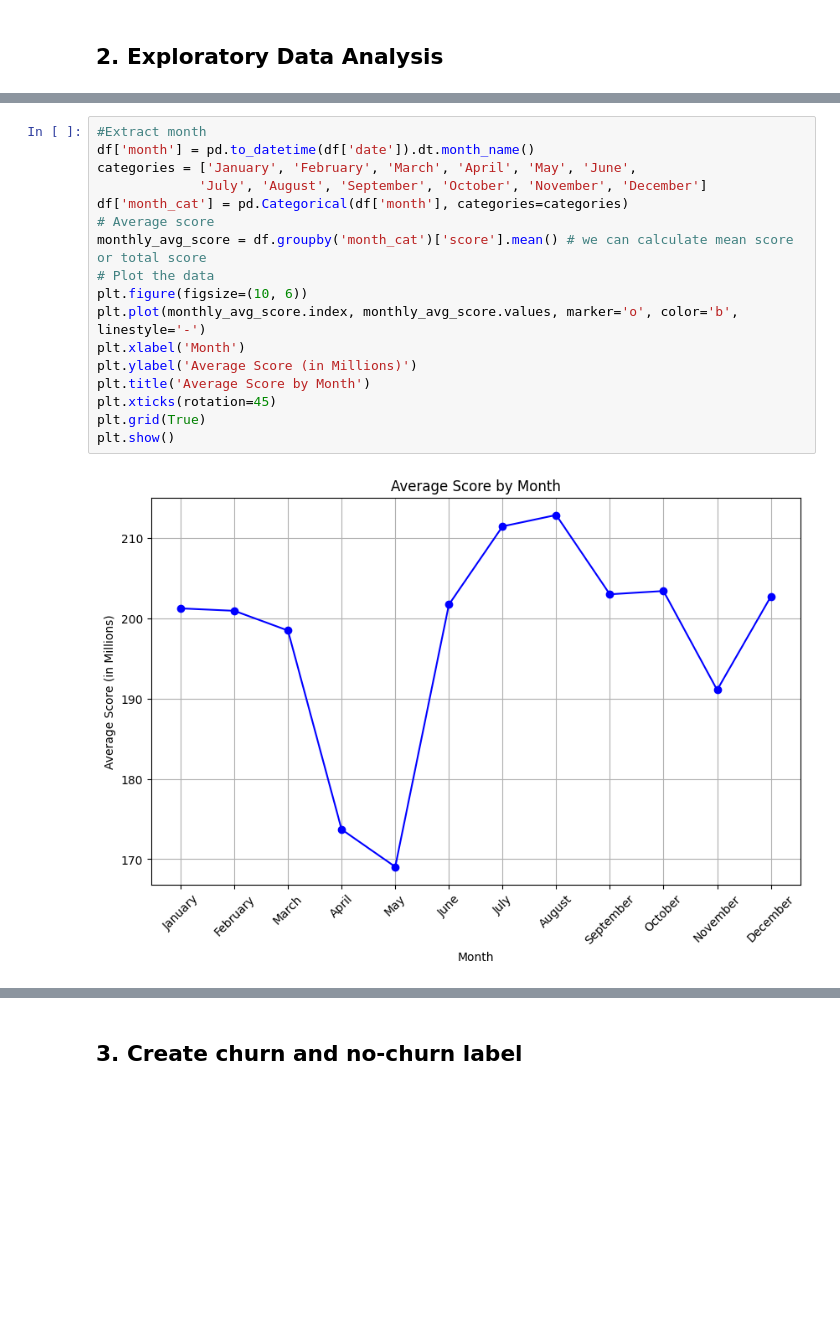
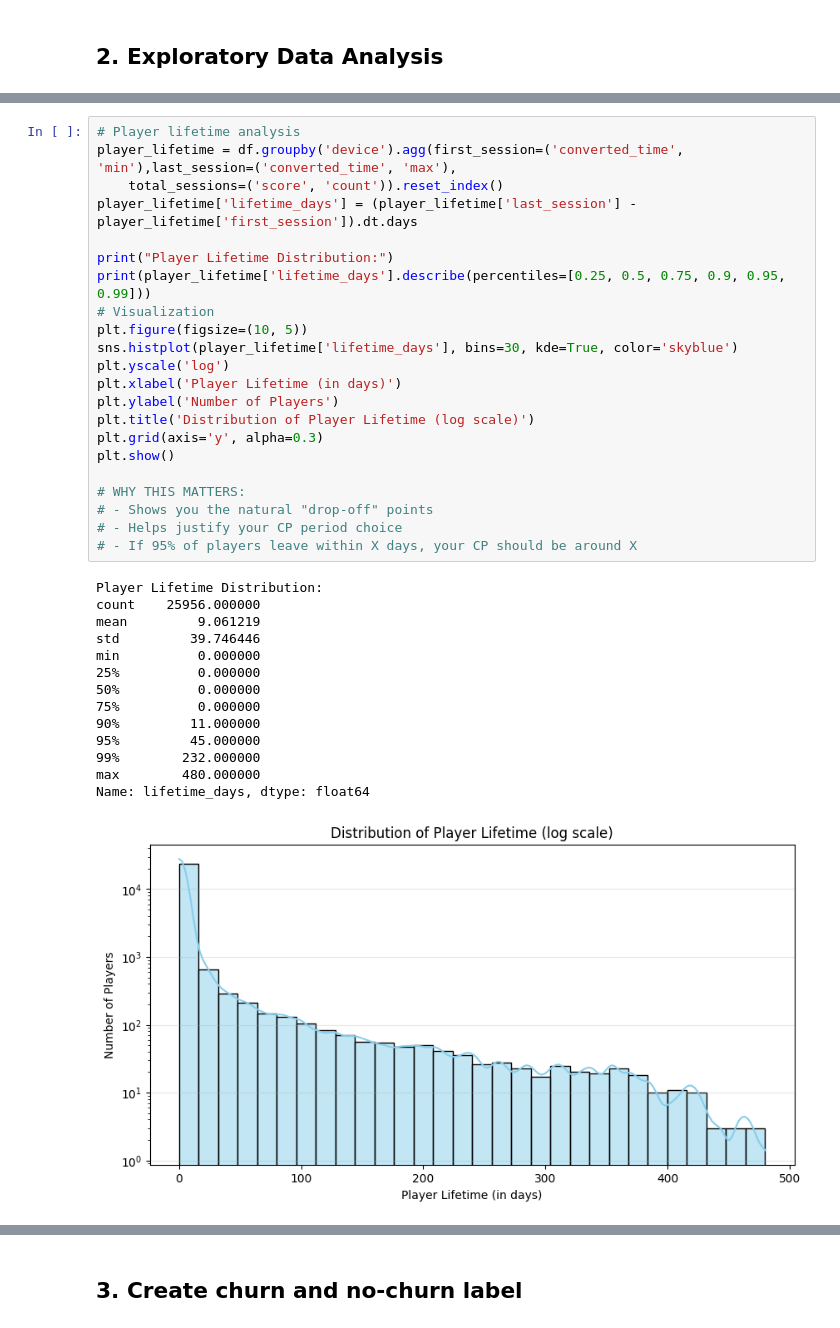
Before and after one commit to catherine0911/Customer-Data, a Jupyter notebook: Group project.ipynb, the cells around one changed output, grey strips where cells are left out. Drawn from its saved outputs; the diff is of its cells as text; blank space fills up the shorter version.

```diff
--- a/Group project.ipynb
+++ b/Group project.ipynb
@@ -63,22 +90,40 @@ print("Latest date:", latest_date)
 # %% [output]
 Earliest date: 2015-01-13
 Latest date: 2016-05-24
-# %%
-#Extract month
-df['month'] = pd.to_datetime(df['date']).dt.month_name()
-categories = ['January', 'February', 'March', 'April', 'May', 'June',
-             'July', 'August', 'September', 'October', 'November', 'December']
-df['month_cat'] = pd.Categorical(df['month'], categories=categories)
-# Average score
-monthly_avg_score = df.groupby('month_cat')['score'].mean() # we can calculate mean score or total score
-# Plot the data
-plt.figure(figsize=(10, 6))
-plt.plot(monthly_avg_score.index, monthly_avg_score.values, marker='o', color='b', linestyle='-')
-plt.xlabel('Month')
-plt.ylabel('Average Score (in Millions)')
-plt.title('Average Score by Month')
-plt.xticks(rotation=45)
-plt.grid(True)
-plt.show()
-# %% [output]
-[figure, removed]
+# %%
+# Player lifetime analysis
+player_lifetime = df.groupby('device').agg(first_session=('converted_time', 'min'),last_session=('converted_time', 'max'),
+    total_sessions=('score', 'count')).reset_index()
+player_lifetime['lifetime_days'] = (player_lifetime['last_session'] - player_lifetime['first_session']).dt.days
+
+print("Player Lifetime Distribution:")
+print(player_lifetime['lifetime_days'].describe(percentiles=[0.25, 0.5, 0.75, 0.9, 0.95, 0.99]))
+# Visualization
+plt.figure(figsize=(10, 5))
+sns.histplot(player_lifetime['lifetime_days'], bins=30, kde=True, color='skyblue')
+plt.yscale('log')
+plt.xlabel('Player Lifetime (in days)')
+plt.ylabel('Number of Players')
+plt.title('Distribution of Player Lifetime (log scale)')
+plt.grid(axis='y', alpha=0.3)
+plt.show()
+
+# WHY THIS MATTERS:
+# - Shows you the natural "drop-off" points
+# - Helps justify your CP period choice
+# - If 95% of players leave within X days, your CP should be around X
+# %% [output]
+Player Lifetime Distribution:
+count    25956.000000
+mean         9.061219
+std         39.746446
+min          0.000000
+25%          0.000000
+50%          0.000000
+75%          0.000000
+90%         11.000000
+95%         45.000000
+99%        232.000000
+max        480.000000
+Name: lifetime_days, dtype: float64
+[figure, added]
```
Also changed, not shown: parts of 82 cells of this notebook, 1 other file.
